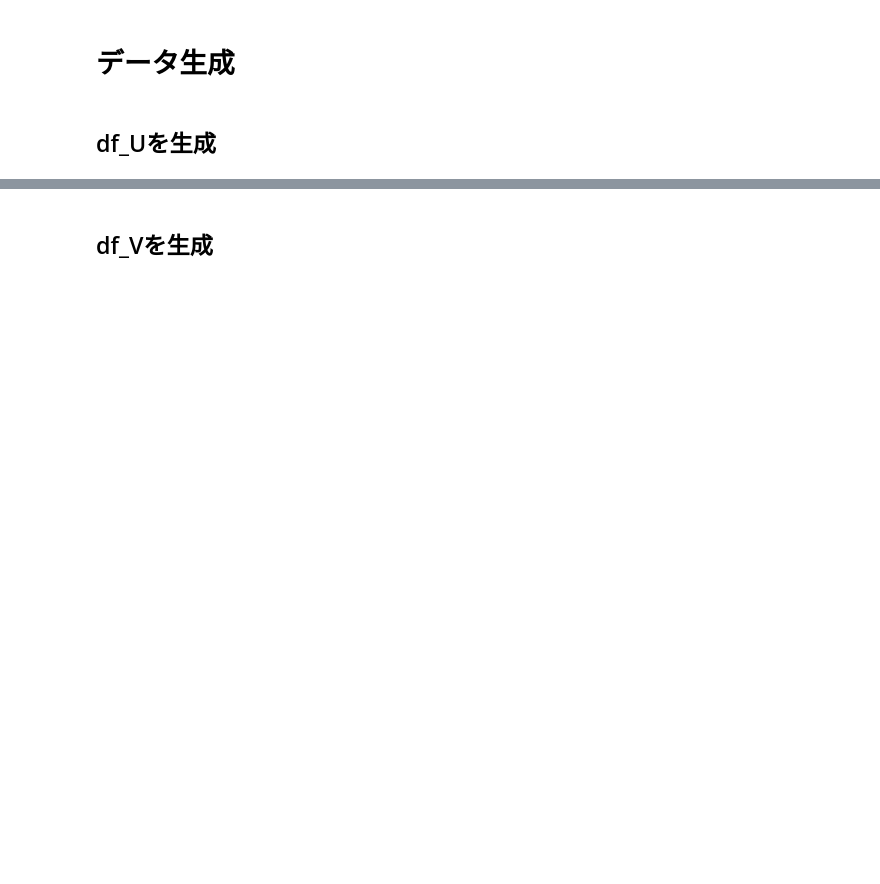
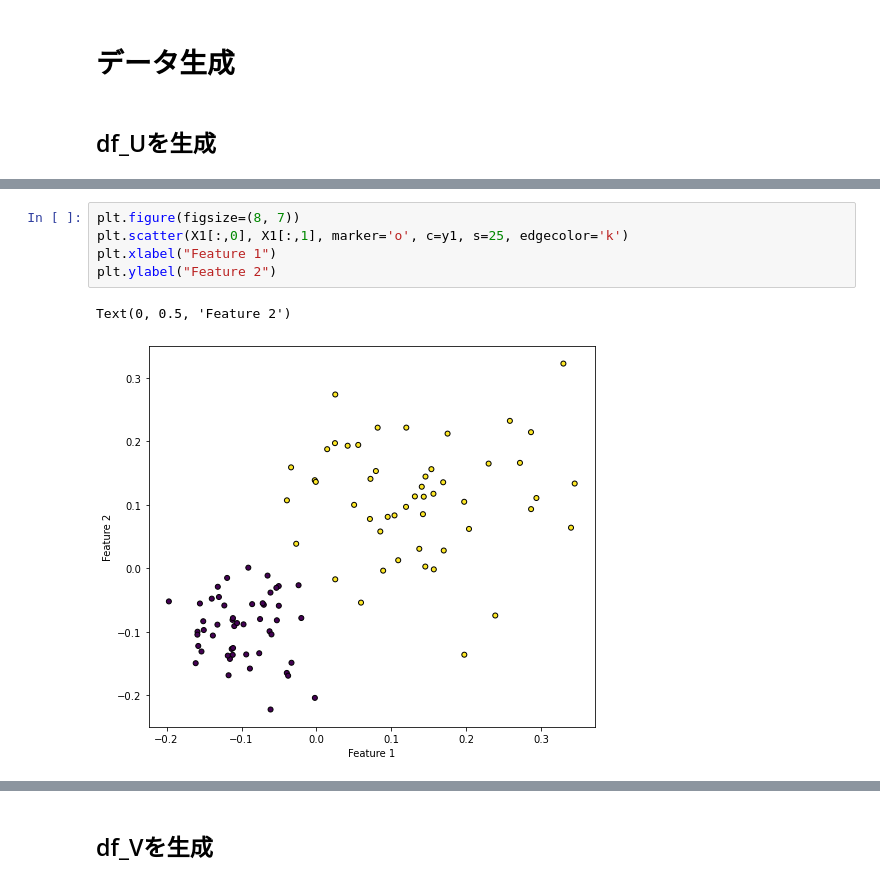
Before and after one commit to Kiyoshi-Inoue/LFACS, a Jupyter notebook: 提案手法1.ipynb, the cells around one changed output, grey strips where cells are left out. Cells and saved outputs as stored; diff of their text form; blank space fills up the shorter version.

```diff
--- a/提案手法1.ipynb
+++ b/提案手法1.ipynb
@@ -515,2 +492,10 @@ Text(0, 0.5, 'Feature 2')
+# %%
+plt.figure(figsize=(8, 7))
+plt.scatter(X1[:,0], X1[:,1], marker='o', c=y1, s=25, edgecolor='k')
+plt.xlabel("Feature 1")
+plt.ylabel("Feature 2")
+# %% [output]
+Text(0, 0.5, 'Feature 2')
+[figure, added]
 # %%
 #データフレームに変換
```
Also changed, not shown: parts of 32 cells of this notebook.
